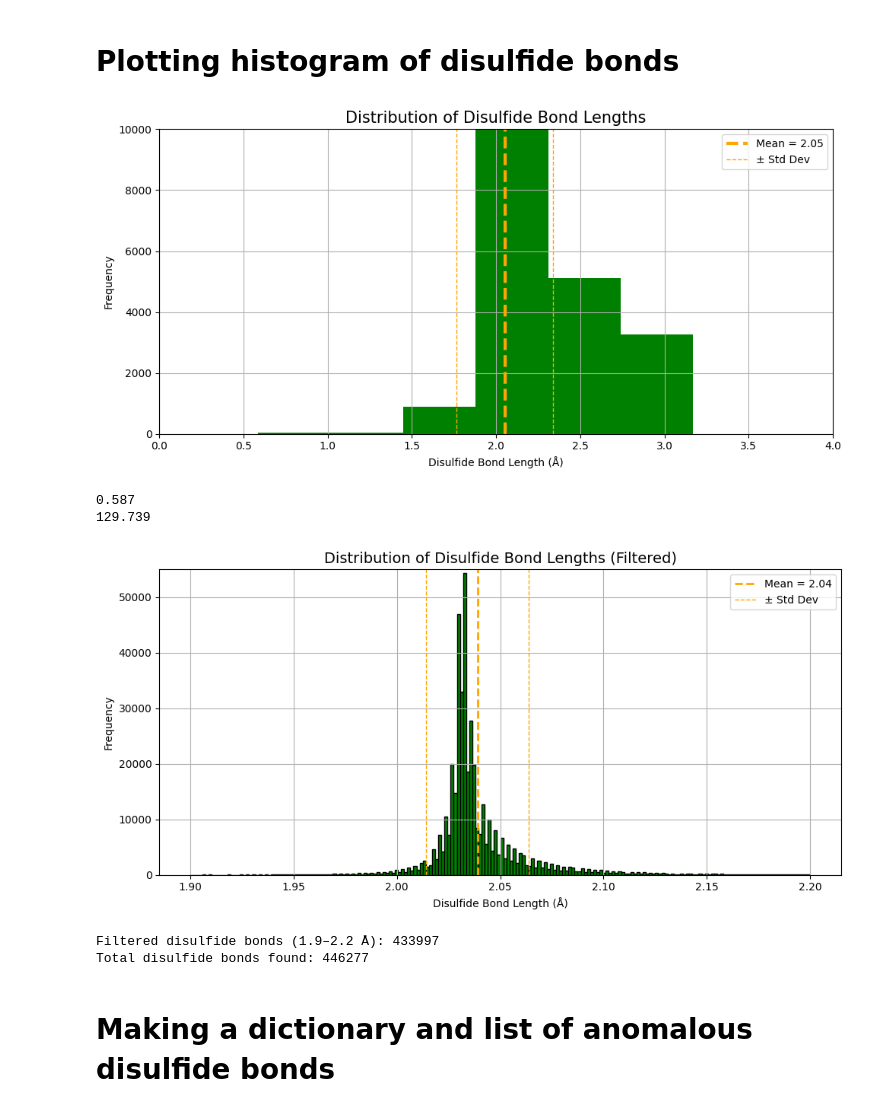
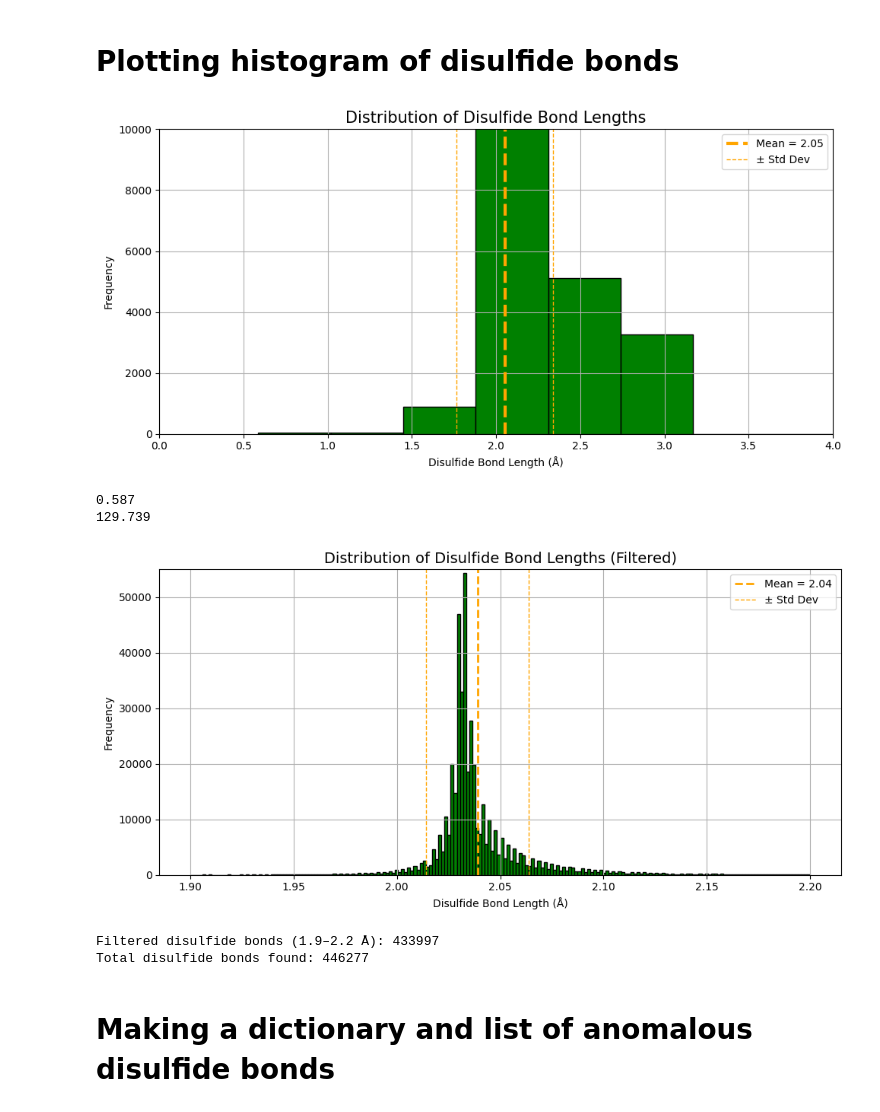
Before and after one commit to glycojones/pdbmine, a Jupyter notebook: pdbmine_home.ipynb, the cells around one changed output. Saved outputs shown, nothing was run; the diff lists cells and outputs as text; code cells hidden in the pictures.

```diff
--- a/pdbmine_home.ipynb
+++ b/pdbmine_home.ipynb
@@ -132,7 +128,7 @@ import numpy as np
 plt.figure(figsize=(10, 5))
 
 plt.title("Distribution of Disulfide Bond Lengths", fontsize=15)
-plt.hist(disulfide_lengths, bins=300, color='green', edgecolor='black)
+plt.hist(disulfide_lengths, bins=300, color='green', edgecolor='black')
 
 # calculate mean and std
 mean = np.mean(disulfide_lengths)
@@ -153,6 +149,10 @@ plt.ylim(0, 10000)
 plt.legend()
 plt.grid(True)
 plt.tight_layout()
+
+# save
+plt.savefig('anomalous_bonds_histogram.png')
+
 plt.show()
 
 
@@ -163,34 +163,34 @@ print(max(disulfide_lengths))
 # filtering data so histogram is not a block
 filtered_bonds = [d for d in disulfide_lengths if 1.9 <= d <= 2.2]
 
 # calculate mean and std
 mean = np.mean(filtered_bonds)
 std = np.std(filtered_bonds)
 
 plt.figure(figsize=(10, 5))
 plt.hist(filtered_bonds, bins=200, color='green', edgecolor='black')
 
 # Add mean and std
 plt.axvline(mean, color='orange', linestyle='dashed', linewidth=2, label=f'Mean = {mean:.2f}')
 plt.axvline(mean - std, color='orange', linestyle='dashed', linewidth=1, label='± Std Dev')
 plt.axvline(mean + std, color='orange', linestyle='dashed', linewidth=1)
 
 plt.title("Distribution of Disulfide Bond Lengths (Filtered)", fontsize=14)
 plt.xlabel("Disulfide Bond Length (Å)")
 plt.ylabel("Frequency")
 plt.legend()
 plt.grid(True)
 plt.tight_layout()
 plt.ylim(0, 55000)
 plt.show()
 
 # how many disulfide bonds are in the filter
 print(f"Filtered disulfide bonds (1.9–2.2 Å): {len(filtered_bonds)}")
 
 # how many disulfide bonds are there altogether
 print(f"Total disulfide bonds found: {len(disulfide_lengths)}")
 # %% [output]
-[figure, old version]
+[figure, new version]
 0.587
 129.739
 [figure]
```
Also changed, not shown: parts of 1 cell of this notebook.
